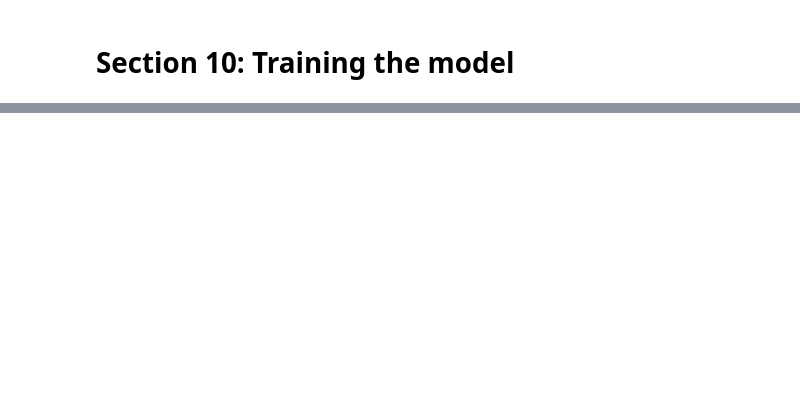
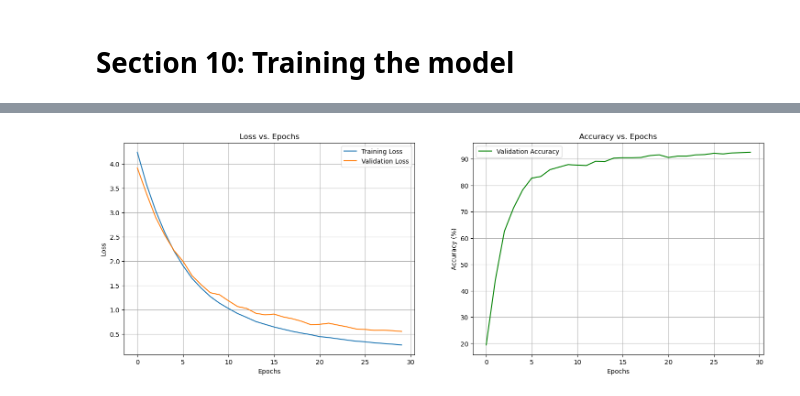
Before and after one commit to WengHongChua/DLYear2Sem3, a Jupyter notebook: Assignment1_Jupyter.ipynb, the cells around one changed output, grey strips where cells are left out. Saved outputs shown, nothing was run; the diff lists cells and outputs as text; code cells hidden in the pictures; blank space fills up the shorter version.

Commit message:
added library to store and plot graph later on

```diff
--- a/Assignment1_Jupyter.ipynb
+++ b/Assignment1_Jupyter.ipynb
@@ -429,6 +429,11 @@ HPARAMS = {
     'weight_decay': WEIGHT_DECAY,
     'architecture': MODEL_ARCHITECTURE,
     'num_workers' : NUM_WORKERS
+}
+history = {
+    'train_loss': [],
+    'val_loss': [],
+    'val_acc': []
 }
 
 best_val_accuracy = 0.0  # Initialize with a low value
@@ -512,7 +517,9 @@ for epoch in range(NUM_EPOCHS):
     print(f"  -> Average Training Loss: {avg_train_loss:.4f}")
     print(f"  -> Average Validation Loss: {avg_valid_loss:.4f}")
     print(f"  -> Validation Accuracy: {accuracy:.2f}%\n")
-
+    history['train_loss'].append(avg_train_loss)
+    history['val_loss'].append(avg_valid_loss)
+    history['val_acc'].append(accuracy)
 
     if accuracy > best_val_accuracy:
         best_val_accuracy = accuracy
@@ -596,4 +611,31 @@ Epoch 12 Summary:
 ... (18 outputs left out)
+# %%
+#plotting the graph to show training progress
+def plot_training_history(history):
+    fig, (ax1, ax2) = plt.subplots(1, 2, figsize=(18, 6))
+
+    # this one will plot training and valid loss
+    ax1.plot(history['train_loss'], label='Training Loss')
+    ax1.plot(history['val_loss'], label='Validation Loss')
+    ax1.set_title('Loss vs. Epochs')
+    ax1.set_xlabel('Epochs')
+    ax1.set_ylabel('Loss')
+    ax1.legend()
+    ax1.grid(True)
+
+    # this one will plot validation accuracy over each epoch
+    ax2.plot(history['val_acc'], label='Validation Accuracy', color='green')
+    ax2.set_title('Accuracy vs. Epochs')
+    ax2.set_xlabel('Epochs')
+    ax2.set_ylabel('Accuracy (%)')
+    ax2.legend()
+    ax2.grid(True)
+
+    plt.show()
+
+plot_training_history(history)
+# %% [output]
+[figure, added]
 # %%
 print(f"best value of accuracy currently --- {best_val_accuracy:.2f}%")
 # %% [output]
```
Also changed, not shown: parts of 6 cells of this notebook, 1 other file.
